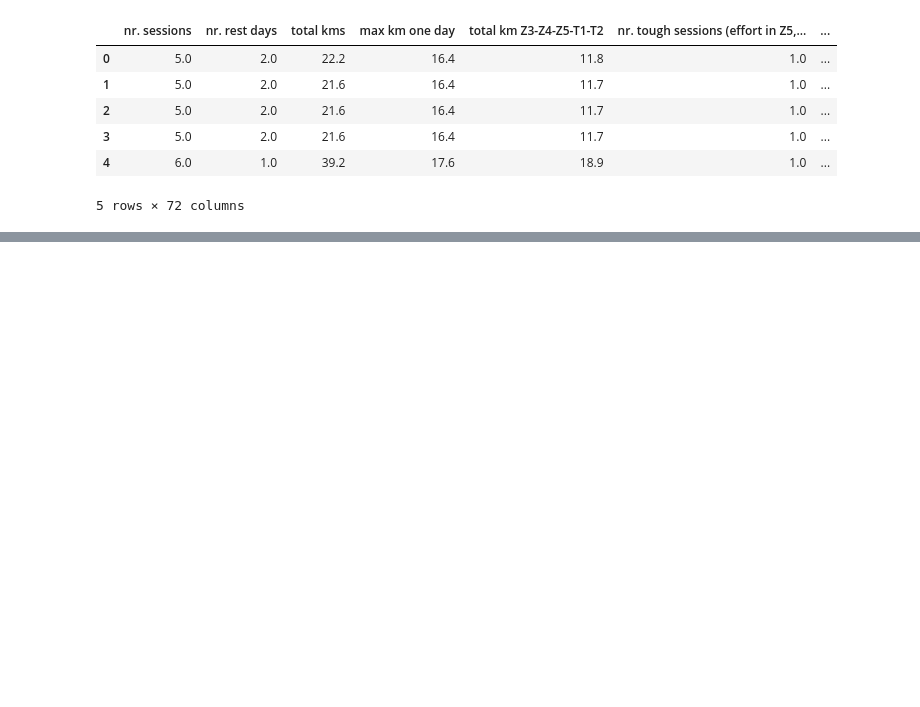
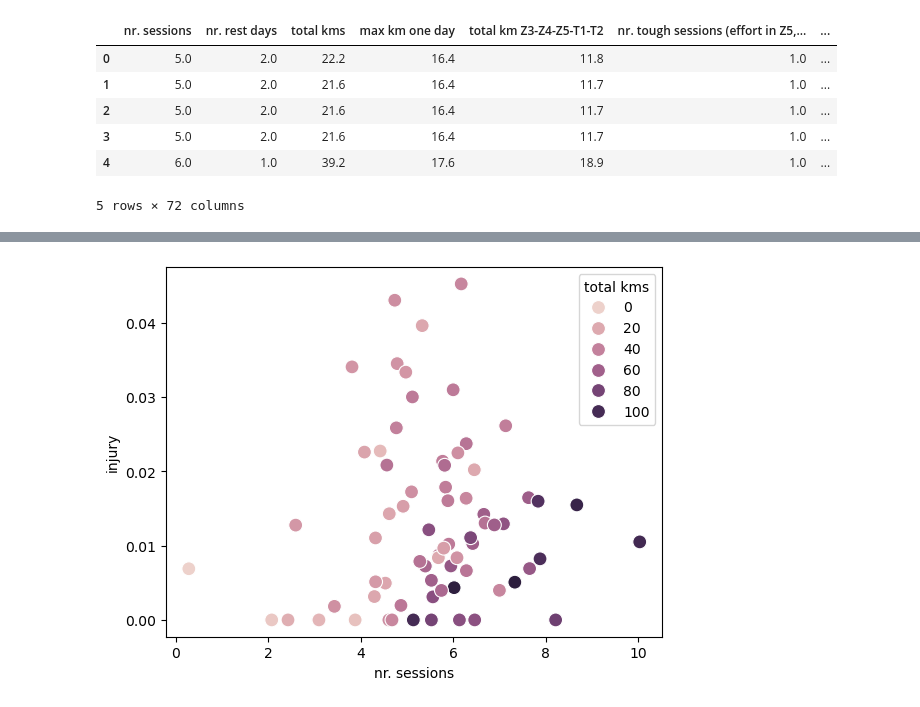
Before and after one commit to fesperson/injury_analysis, a Jupyter notebook: analysis.ipynb, the cells around one changed output, grey strips where cells are left out. Cells and saved outputs as stored; diff of their text form; code cells hidden in the pictures; blank space fills up the shorter version.

Commit message:
started looking through data

```diff
--- a/analysis.ipynb
+++ b/analysis.ipynb
@@ -26,0 +30,3 @@ week.head()
+# %%
+by_athlete = week.groupby(['Athlete ID']).mean()
+by_athlete.info()
@@ -26,0 +51,7 @@ week.head()
+# %%
+import seaborn as sns
+import matplotlib.pyplot as plt
+sns.scatterplot(data=by_athlete, x='nr. sessions', y='injury', hue='total kms', s=100) # s sets marker size
+plt.show()
+# %% [output]
+[figure, added]
```
Also changed, not shown: parts of 5 cells of this notebook.
